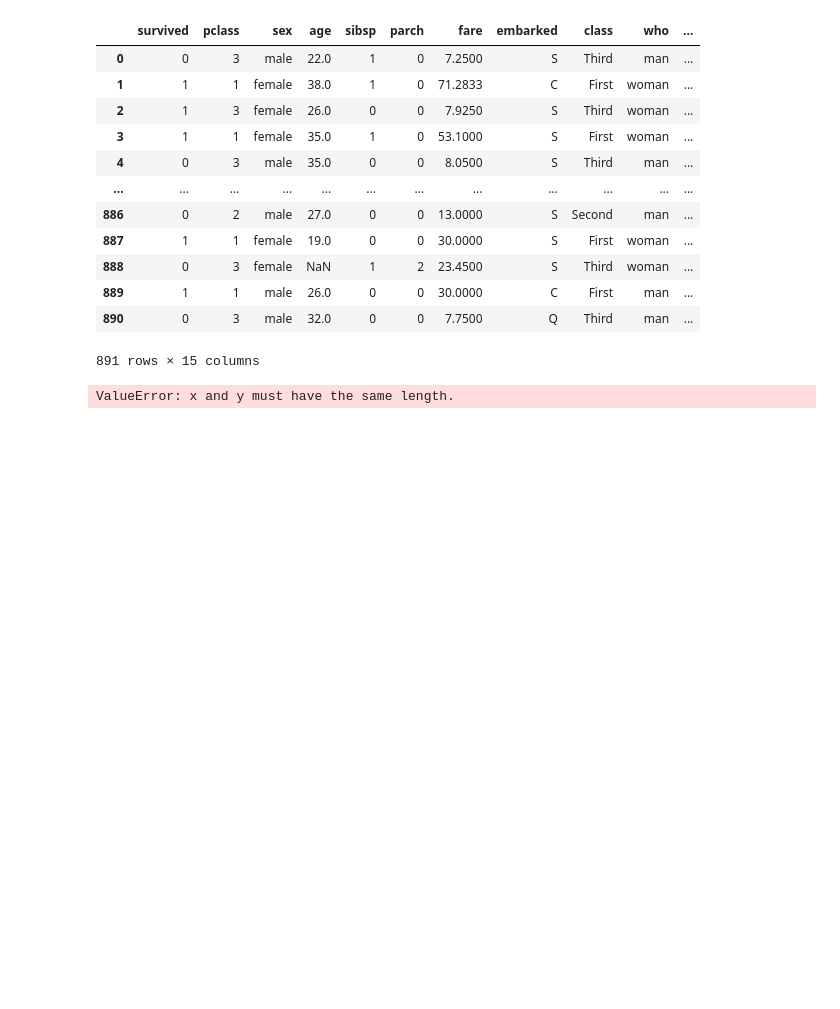
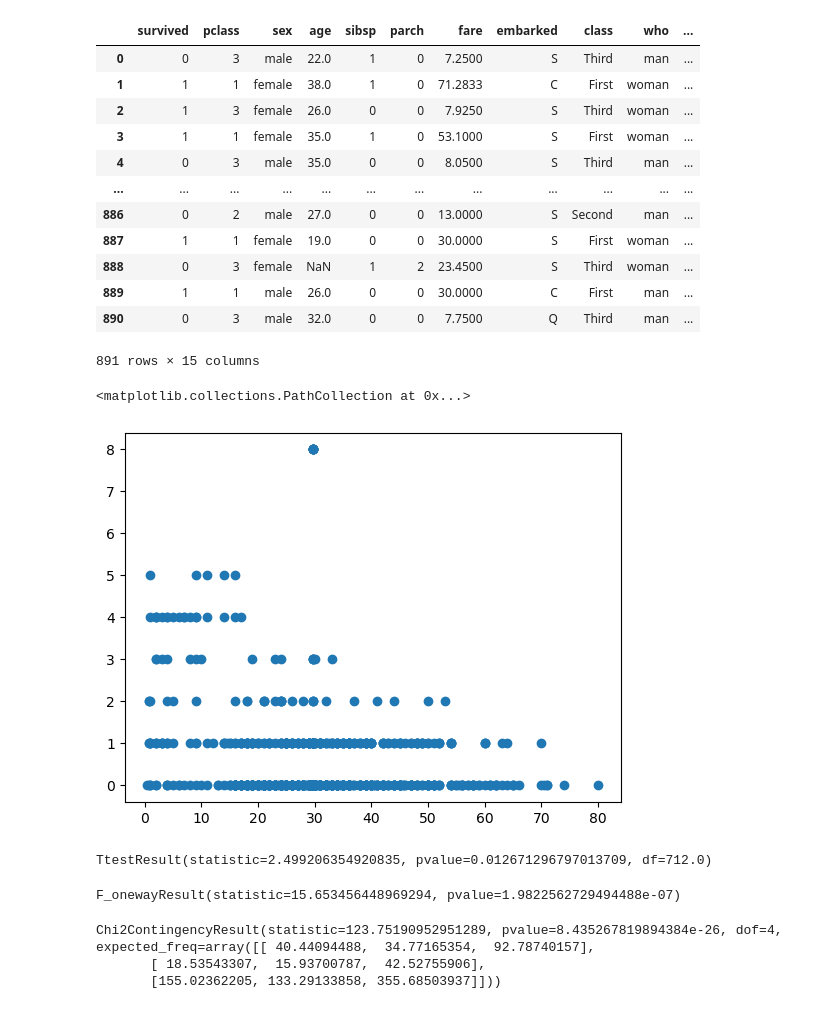
Before and after one commit to suyeonlee01/insight-12th, a Jupyter notebook: code/ba2slk/session3/통계 실습.ipynb, the cells around one changed output. Drawn from its saved outputs; the diff is of its cells as text; code cells hidden in the pictures; blank space fills up the shorter version.

```diff
--- a/code/ba2slk/session3/통계 실습.ipynb
+++ b/code/ba2slk/session3/통계 실습.ipynb
@@ -410,24 +398,70 @@ df
 | 890 | 0 | 3 | male | 32.0 | 0 | 0 | 7.7500 | Q | Third | man | ... |
 891 rows × 15 columns
 # %%
-# 피어슨
-#H0: 탑승객의 나이와 동승한 형제자매의 수 간 선형 상관관계가 존재하지 않는다.
-#H1: 탑승객의 나이와 동승한 형제자매의 수 간 선형 상관관계가 존재한다.
-d_age = df['age'].dropna()
-d_sibsp = df['sibsp'].dropna()
-spst.pearsonr(d_age, d_sibsp)
+# 피어슨 -> 수치 vs 수치
+"""
+가설
+H0: 탑승객의 나이와 동승한 형제자매의 수 간 선형 상관관계가 존재하지 않는다.
+H1: 탑승객의 나이와 동승한 형제자매의 수 간 선형 상관관계가 존재한다.
+"""
+d_age = df['age'].fillna(df['age'].mean()) # NaN 값을 각 Column의 평균으로 채우기
+d_sibsp = df['sibsp'].fillna(df['sibsp'].mean())
+spst.pearsonr(d_age, d_sibsp) # 피어슨 분석은 두 column의 length가 같아야 함.
+
+plt.scatter(d_age, d_sibsp) # 산점도 시각화
+
 # 해석
+# 상관계수의 절댓값은 약 0.23으로 0.3 미만이기 때문에 두 변수 간 상관관계가 약합니다.
+# 따라서 "탑승객의 나이와 동승한 형제자매 수 간 선형 상관관계가 존재하지 않는다"는 결론을 내릴 수 있습니다.
 # %% [output]
-ValueError: x and y must have the same length.
+<matplotlib.collections.PathCollection at 0x...>
+[figure, added]
 # %%
-# t검정
+# t검정 -> 범주 vs 수치 (범주 2개)
+"""
+H0: 남자 탑승객 나이의 평균과 여자 탑승객 나이의 평균에는 차이가 없다.
+H1: 남자 탑승객 나이의 평균과 여자 탑승객 나이의 평균에는 차이가 있다.
+"""
+male_age = df.loc[df['sex']=='male', 'age'].dropna(axis=0)
+female_age = df.loc[df['sex']=='female', 'age'].dropna(axis=0)
+
+spst.ttest_ind(male_age, female_age)
 
 # 해석
+# t값이 약 2.49로 절댓값이 2보다 크기 때문에 두 평균에는 차이가 있다고 할 수 있어 대립가설 H1을 채택할 수 있습니다.
+# pvalue 또한 약 0.01로 0.05보다 작기 때문에 신뢰할 수 있습니다.
+# %% [output]
+TtestResult(statistic=2.499206354920835, pvalue=0.012671296797013709, df=712.0)
 # %%
-# f검정
+# f검정 -> 범주 vs 수치 (범주 3개 이상)
+"""
+H0: 생존자, 객실 등급, 그리고 탑승 지역 별 승객의 나이의 평균에는 차이가 없다.
+H1: 생존자, 객실 등급, 그리고 탑승 지역 별 승객의 나이의 평균에는 차이가 있다.
+"""
+survived_age = df.loc[df['survived']==1, 'age'].dropna()
+pclass_age = df.loc[df['pclass']==3, 'age'].dropna()
+embarke_age = df.loc[df['embarked']=='male', 'age'].dropna()
+
+spst.f_oneway(survived_age, pclass_age, male_age)
 
 # 해석
+# F 값이 15.65로 2 ~ 3 이상이기 때문에 각 범주 별 평균 수명에는 큰 차이가 있다고 볼 수 있습니다.
+# 하지만 pvalue가 1.982이기 때문에 귀무 가설을 채택해야 합니다.
+# %% [output]
+F_onewayResult(statistic=15.653456448969294, pvalue=1.9822562729494488e-07)
 # %%
-# chi2 검정
+# chi2 검정 -> 범주 vs 범주
+"""
+H0: 탑승 지역과 객실 등급은 관련이 없다.
+H1: 탑승 지역과 객실 등급은 관련이 있다.
+"""
+table = pd.crosstab(df['embarked'], df['pclass']) # 교차표 생성
+spst.chi2_contingency(table)
 
 # 해석
+# 카이제곱 통계량은 123이고, 자유도의 2배는 8이기 때문에 의미 있는 차이가 있는 것처럼 보이지만, pvalue가 8.43이기 때문에 귀무가설을 기각할 수 없습니다.
+# 기대 빈도가 5 이하인 셀이 25% 미만이기 때문에 exact_test는 사용하지 않았습니다.
+# %% [output]
+Chi2ContingencyResult(statistic=123.75190952951289, pvalue=8.435267819894384e-26, dof=4, expected_freq=array([[ 40.44094488,  34.77165354,  92.78740157],
+       [ 18.53543307,  15.93700787,  42.52755906],
+       [155.02362205, 133.29133858, 355.68503937]]))
```
Also changed, not shown: parts of 4 cells of this notebook.
